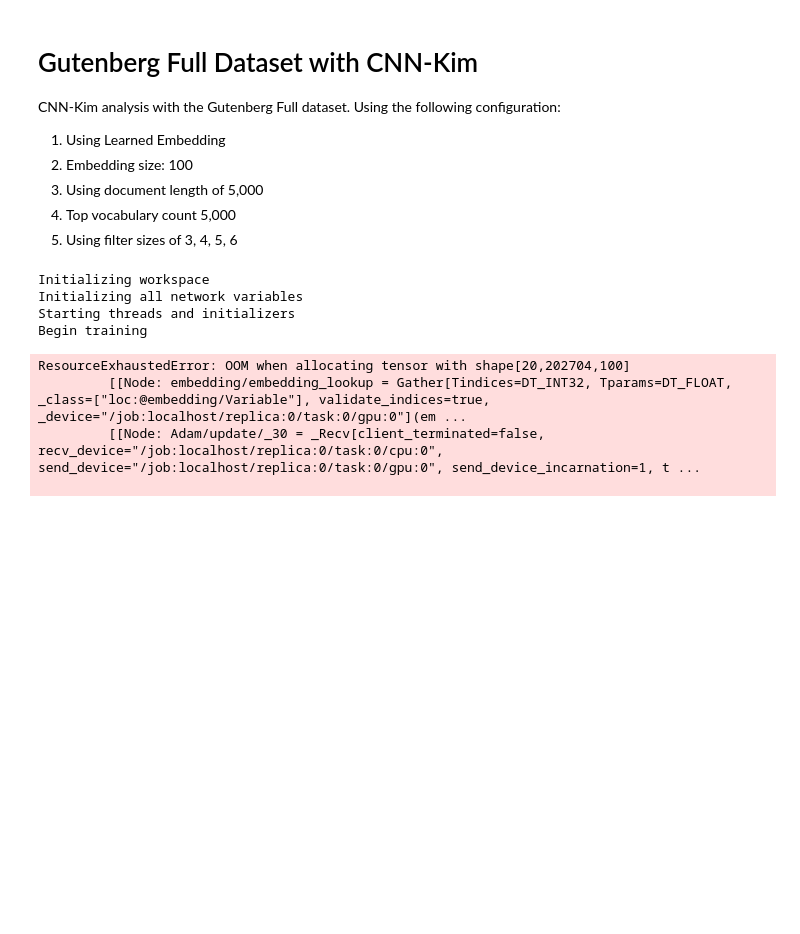
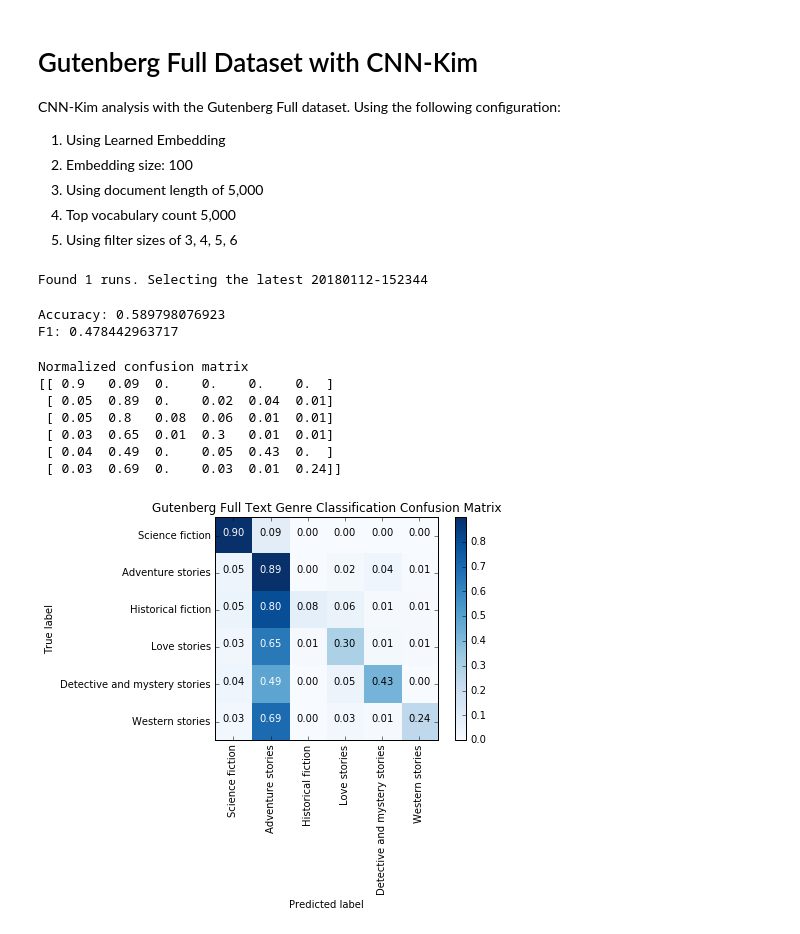
Before and after one commit to joeworsh/ai-lit, a Jupyter notebook: ai_lit/analysis/gutenberg/gb_full_cnn_learned_embeddings_1.ipynb, the cells around one changed output. Drawn from its saved outputs; the diff is of its cells as text; code cells hidden in the pictures; blank space fills up the shorter version.

```diff
--- a/ai_lit/analysis/gutenberg/gb_full_cnn_learned_embeddings_1.ipynb
+++ b/ai_lit/analysis/gutenberg/gb_full_cnn_learned_embeddings_1.ipynb
@@ -23,14 +29,31 @@ dataset_wkspc = 'C:/workspaces/python/ai_lit/workspace/gb_input'
 training_wkspc = 'C:/workspaces/python/ai_lit/workspace/gutenberg_full'
 model_name = 'cnn_kim_learned_embedding'
 univ = gb_full_cnn_kim.GbFullCnnKimUniversity(model_name, training_wkspc, dataset_wkspc)
-# %%
-univ.train()
-# %% [output]
-Initializing workspace
-Initializing all network variables
-Starting threads and initializers
-Begin training
-ResourceExhaustedError: OOM when allocating tensor with shape[20,202704,100]
-         [[Node: embedding/embedding_lookup = Gather[Tindices=DT_INT32, Tparams=DT_FLOAT, _class=["loc:@embedding/Variable"], validate_indices=true, _device="/job:localhost/replica:0/task:0/gpu:0"](em ...
-         [[Node: Adam/update/_30 = _Recv[client_terminated=false, recv_device="/job:localhost/replica:0/task:0/cpu:0", send_device="/job:localhost/replica:0/task:0/gpu:0", send_device_incarnation=1, t ...
-
+# %%
+latest_run = univ.get_latest_run_dir()
+if latest_run is None:
+    latest_run = univ.train()
+targets, predictions = univ.get_or_perform_evaluation(latest_run)
+# %% [output]
+Found 1 runs. Selecting the latest 20180112-152344
+# %%
+accuracy = accuracy_score(targets, predictions)
+f1 = f1_score(targets, predictions, average='macro')
+print("Accuracy:", accuracy)
+print("F1:", f1)
+# %% [output]
+Accuracy: 0.589798076923
+F1: 0.478442963717
+# %%
+cnf_matrix = confusion_matrix(targets, predictions)
+analysis_util.plot_confusion_matrix(cnf_matrix, classes=univ.subjects, normalize=True,
+                      title='Gutenberg Full Text Genre Classification Confusion Matrix')
+# %% [output]
+Normalized confusion matrix
+[[ 0.9   0.09  0.    0.    0.    0.  ]
+ [ 0.05  0.89  0.    0.02  0.04  0.01]
+ [ 0.05  0.8   0.08  0.06  0.01  0.01]
+ [ 0.03  0.65  0.01  0.3   0.01  0.01]
+ [ 0.04  0.49  0.    0.05  0.43  0.  ]
+ [ 0.03  0.69  0.    0.03  0.01  0.24]]
+[figure, added]
```
Also changed, not shown: parts of 1 cell of this notebook, 1 other file.
